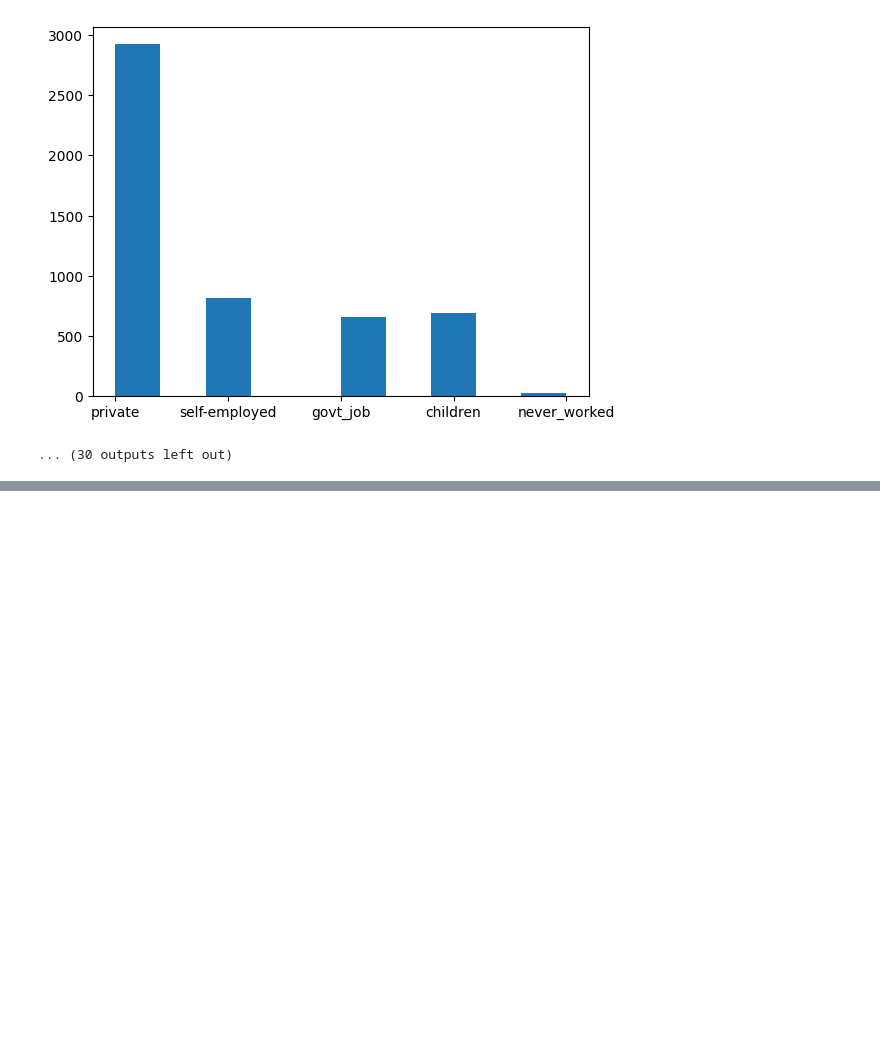
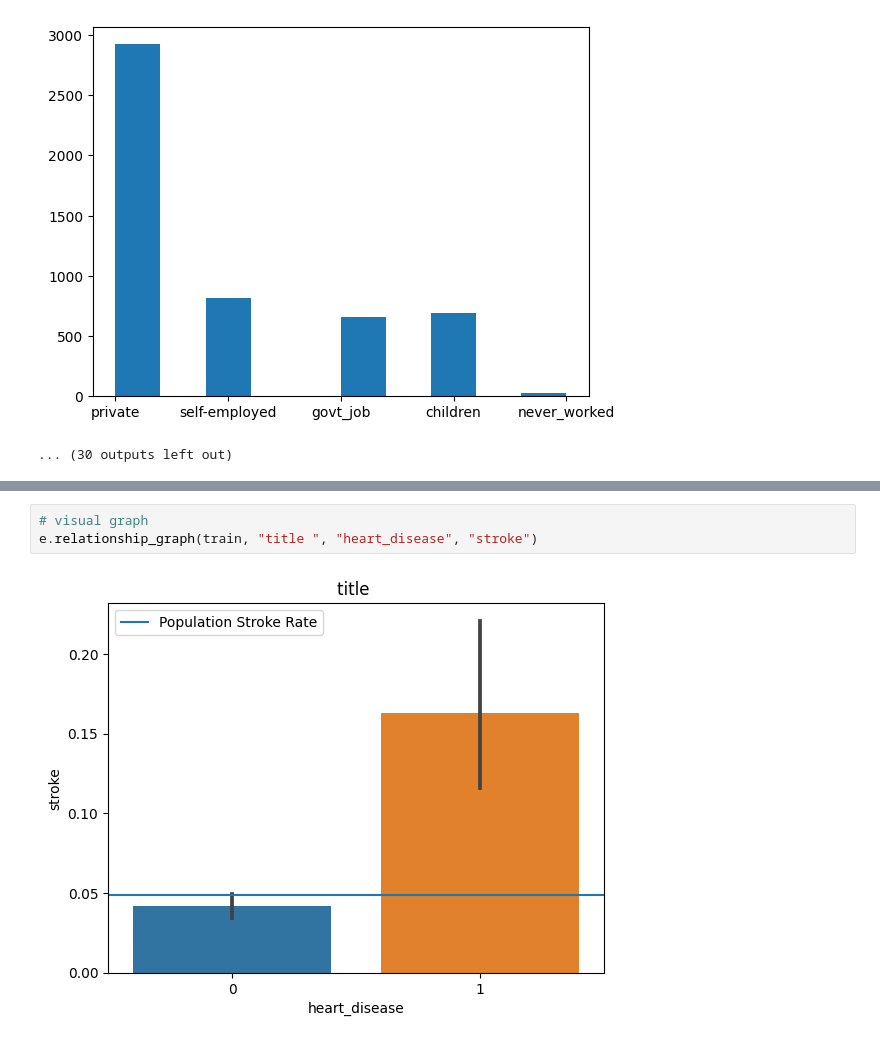
Before and after one commit to Keila-Camarillo/stroke_prediction, a Jupyter notebook: explore.ipynb, the cells around one changed output, grey strips where cells are left out. Cells and saved outputs as stored; diff of their text form; blank space fills up the shorter version.

```diff
--- a/explore.ipynb
+++ b/explore.ipynb
@@ -60,0 +87,5 @@ NameError: name 'stats' is not defined
+# %%
+# visual graph
+e.relationship_graph(train, "title ", "heart_disease", "stroke")
+# %% [output]
+[figure, added]
```
Also changed, not shown: parts of 27 cells of this notebook, 2 other files.
